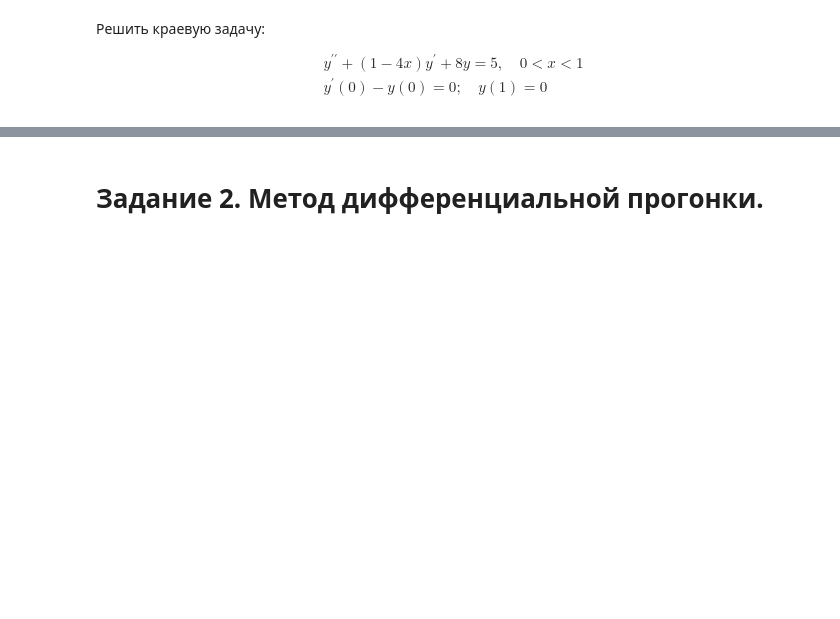
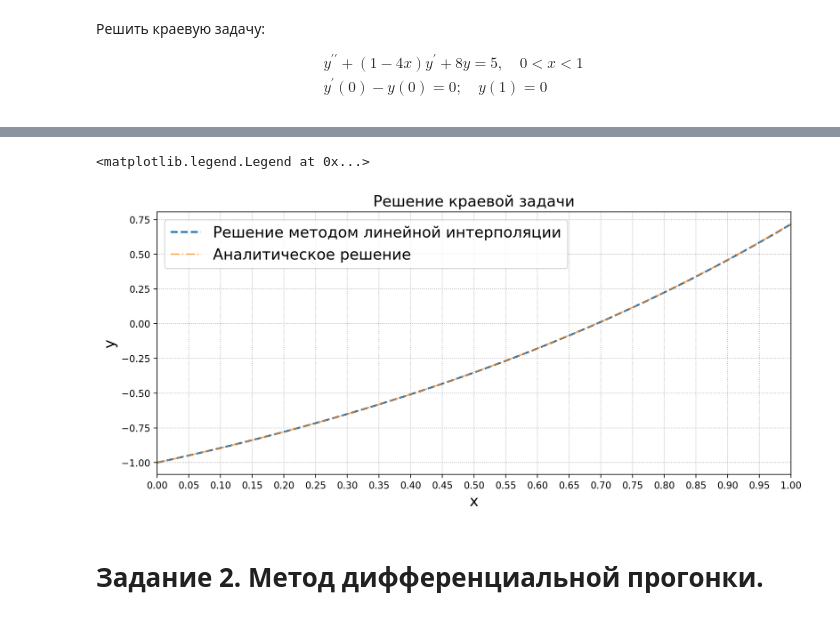
Before and after one commit to ShmakovVladimir/Computational_mathematics_second_sem, a Jupyter notebook: part_2/hw7/Краевые задачи семинар.ipynb, the cells around one changed output, grey strips where cells are left out. Drawn from its saved outputs; the diff is of its cells as text; code cells hidden in the pictures; blank space fills up the shorter version.

```diff
--- a/part_2/hw7/Краевые задачи семинар.ipynb
+++ b/part_2/hw7/Краевые задачи семинар.ipynb
@@ -127,3 +287,24 @@ lambda_1, lambda_2 = 0, 1
+# %%
+p = lambda x: -1
+q = lambda x: 0
+f = lambda x: 0
+l, alpha, a, b = 1, -1, -1, 2
+x_dots, sol = linear_interpolation_method([p, q, f],
+                                          a, l, alpha, b,
+                                          classic_euler)
+plt.figure(figsize = (12, 5), dpi = 200)
+plt.plot(x_dots, sol[:, 0], linewidth = 2, linestyle = '--', label = 'Решение методом линейной интерполяции')
+plt.xlabel("x", fontsize = 16)
+plt.ylabel("y", fontsize = 16)
+plt.title("Решение краевой задачи", fontsize = 16)
+plt.grid(ls = ':')
+plt.xticks(np.arange(0, 2, 0.05))
+plt.xlim(0, 1)
+plt.plot(x_dots, np.exp(x_dots) - 2, alpha = 0.7, linestyle = '-.', label = 'Аналитическое решение')
+plt.legend(fontsize = 16)
+# %% [output]
+<matplotlib.legend.Legend at 0x...>
+[figure, added]
 # %% [markdown]
 # Задание 2. Метод дифференциальной прогонки.
 # %% [markdown]
```
Also changed, not shown: parts of 8 cells of this notebook.
